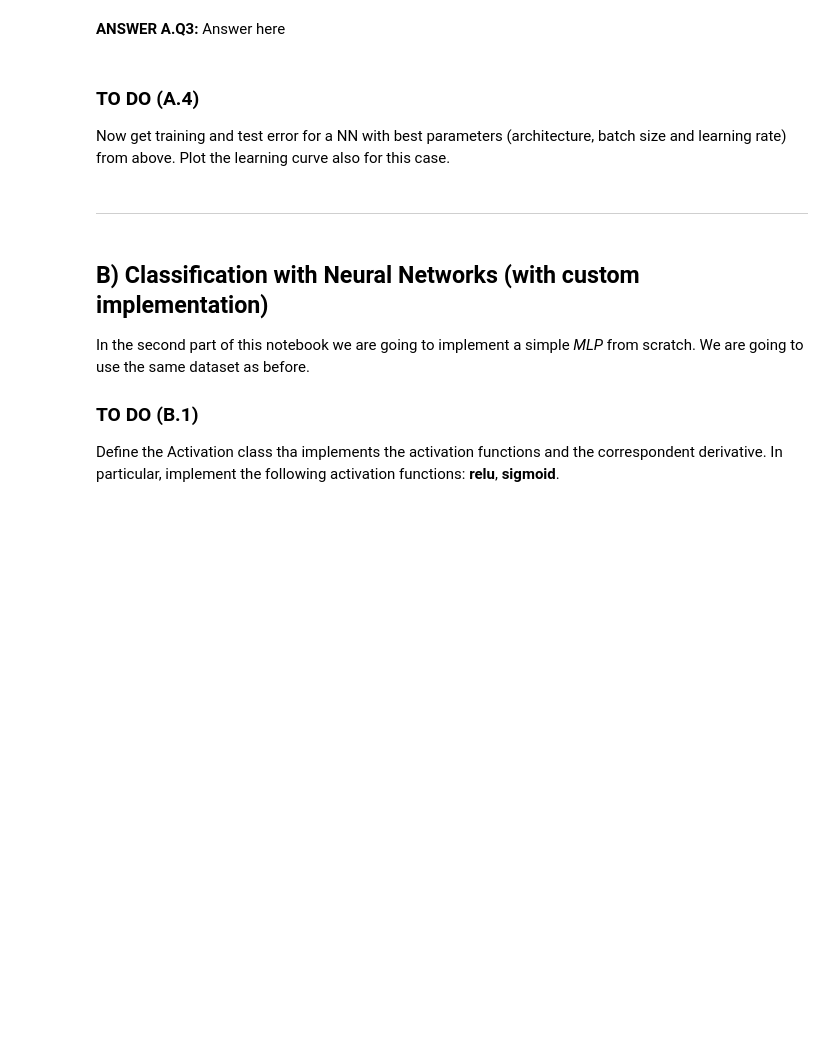
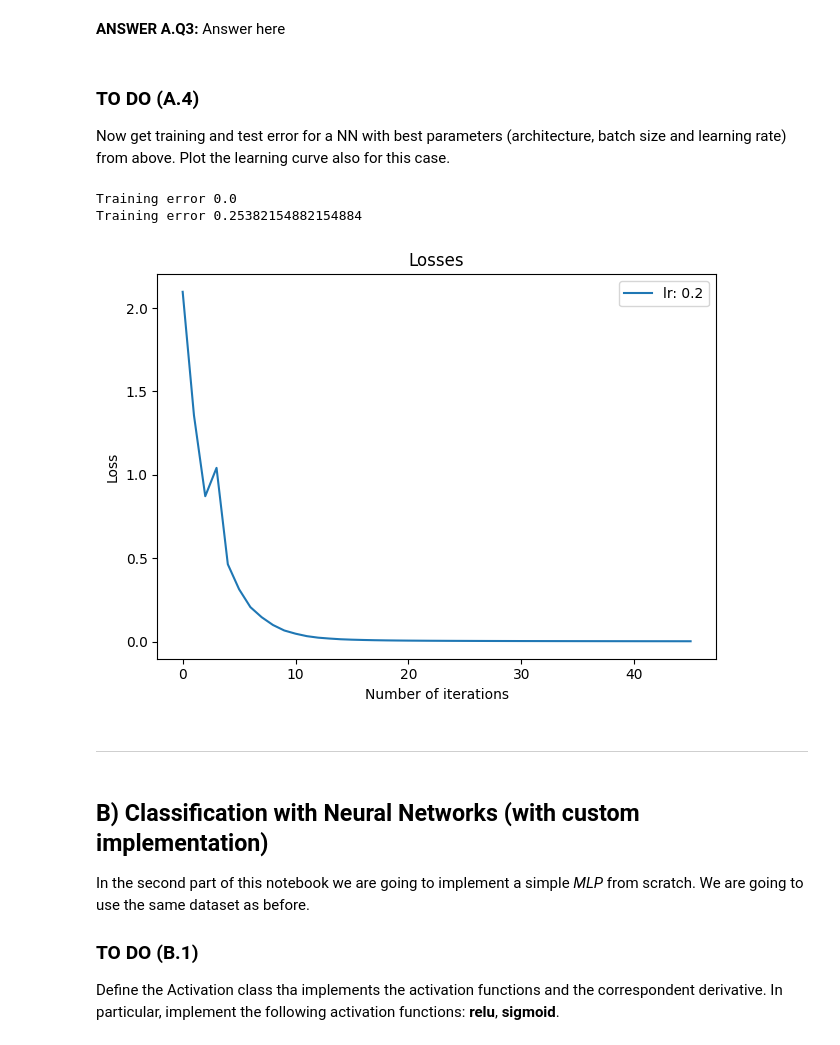
Before and after one commit to Giacomo-Menegatti/MachineLearning, a Jupyter notebook: Lab4/assignment_lab04.ipynb, the cells around one changed output. Drawn from its saved outputs; the diff is of its cells as text; code cells hidden in the pictures; blank space fills up the shorter version.

```diff
--- a/Lab4/assignment_lab04.ipynb
+++ b/Lab4/assignment_lab04.ipynb
@@ -402,20 +416,27 @@ Now get training and test error for a NN with best parameters (architecture, bat
 # %%
 #get training and test error for the best NN model from CV
 # Define the MLP object
-# ADD YOUR CODE HERE
+mlp = MLPClassifier(max_iter= 50, alpha= 1e-4, solver= 'sgd', tol= 1e-4, learning_rate_init=best_lr, random_state=ID, hidden_layer_sizes=best_hl)
 
 # Train the MLP
-# ADD YOUR CODE HERE
+mlp.fit(x_train, y_train)
 
 # Compute the training and test error
-# ADD YOUR CODE HERE
+test_error = 1.0 - mlp.score(x_test, y_test)
+train_error = 1.0 - mlp.score(x_train, y_train)
 
 # Print the training and test error
-# ADD YOUR CODE HERE
+print('Training error', train_error)
+print('Training error', test_error)
 
 # Plot the loss curve for the best NN
 # Suggestions: use the plot_loss function
-# ADD YOUR CODE HERE
+loss = {best_lr: mlp.loss_curve_}
+plot_loss(loss)
+# %% [output]
+Training error 0.0
+Training error 0.25382154882154884
+[figure, added]
 # %% [markdown]
 ---
 # %% [markdown]
```
Also changed, not shown: parts of 7 cells of this notebook.
